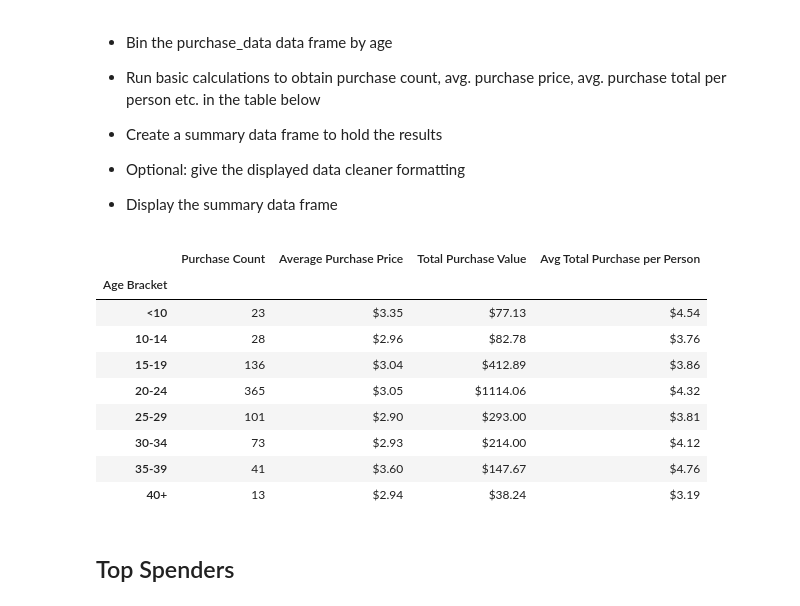
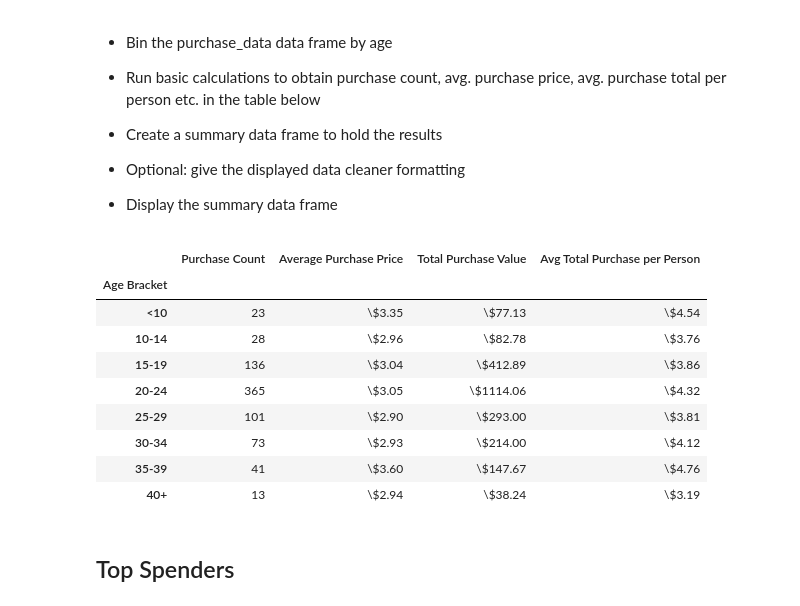
Before and after one commit to spastranas/Python-challenge, a Jupyter notebook: Data Analysis with Python - Sandra Pastrana.ipynb, the cells around one changed output. Drawn from its saved outputs; the diff is of its cells as text; code cells hidden in the pictures.

```diff
--- a/Data Analysis with Python - Sandra Pastrana.ipynb
+++ b/Data Analysis with Python - Sandra Pastrana.ipynb
@@ -217,44 +217,44 @@ AgeDF[["Total Count","Percentage of Players"]]
 # %%
 
 #list and lables for the bins in 2 lists
 Values=[0,9,14,19,24,29,34,39,122]
 Names=["<10","10-14", "15-19","20-24","25-29","30-34","35-39","40+"]
 
 #apply bins to data on Age
 purchase_data["Age Bracket"] = pd.cut(purchase_data["Age"], Values, labels=Names)
 
 #group by age and count distinct players
 AgeDF=purchase_data.groupby("Age Bracket")
 AgeDFGroup=AgeDF.nunique()
 
 
 #Create  column
 AgeDFGroup["Purchase Count"] =AgeDF["Purchase ID"].nunique()
 AgeDFGroup["Average Purchase Price"] =AgeDF["Price"].mean()
 AgeDFGroup["Total Purchase Value"] =AgeDF["Price"].sum()
 AgeDFGroup["Avg Total Purchase per Person"]=(AgeDF["Price"].sum())/(AgeDF["SN"].nunique())
 
 #format
-AgeDFGroup["Average Purchase Price"]=AgeDFGroup["Average Purchase Price"].map("${:.2f}".format)
-AgeDFGroup["Total Purchase Value"]=AgeDFGroup["Total Purchase Value"].map("${:.2f}".format)
-AgeDFGroup["Avg Total Purchase per Person"]=AgeDFGroup["Avg Total Purchase per Person"].map("${:.2f}".format)
+AgeDFGroup["Average Purchase Price"]=AgeDFGroup["Average Purchase Price"].map("\${:.2f}".format)
+AgeDFGroup["Total Purchase Value"]=AgeDFGroup["Total Purchase Value"].map("\${:.2f}".format)
+AgeDFGroup["Avg Total Purchase per Person"]=AgeDFGroup["Avg Total Purchase per Person"].map("\${:.2f}".format)
 
 #Drop multiindex column
 #AgeDF.columns = [col[0] for col in AgeDF.columns]
 
 #display
 AgeDFGroup[["Purchase Count","Average Purchase Price","Total Purchase Value","Avg Total Purchase per Person"]]
 # %% [output]
 |  | Purchase Count | Average Purchase Price | Total Purchase Value | Avg Total Purchase per Person |
 | Age Bracket |  |  |  |  |
-| <10 | 23 | $3.35 | $77.13 | $4.54 |
-| 10-14 | 28 | $2.96 | $82.78 | $3.76 |
-| 15-19 | 136 | $3.04 | $412.89 | $3.86 |
-| 20-24 | 365 | $3.05 | $1114.06 | $4.32 |
-| 25-29 | 101 | $2.90 | $293.00 | $3.81 |
-| 30-34 | 73 | $2.93 | $214.00 | $4.12 |
-| 35-39 | 41 | $3.60 | $147.67 | $4.76 |
-| 40+ | 13 | $2.94 | $38.24 | $3.19 |
+| <10 | 23 | \$3.35 | \$77.13 | \$4.54 |
+| 10-14 | 28 | \$2.96 | \$82.78 | \$3.76 |
+| 15-19 | 136 | \$3.04 | \$412.89 | \$3.86 |
+| 20-24 | 365 | \$3.05 | \$1114.06 | \$4.32 |
+| 25-29 | 101 | \$2.90 | \$293.00 | \$3.81 |
+| 30-34 | 73 | \$2.93 | \$214.00 | \$4.12 |
+| 35-39 | 41 | \$3.60 | \$147.67 | \$4.76 |
+| 40+ | 13 | \$2.94 | \$38.24 | \$3.19 |
 # %% [markdown]
 ## Top Spenders
 # %% [markdown]
```
Also changed, not shown: parts of 2 cells of this notebook.
